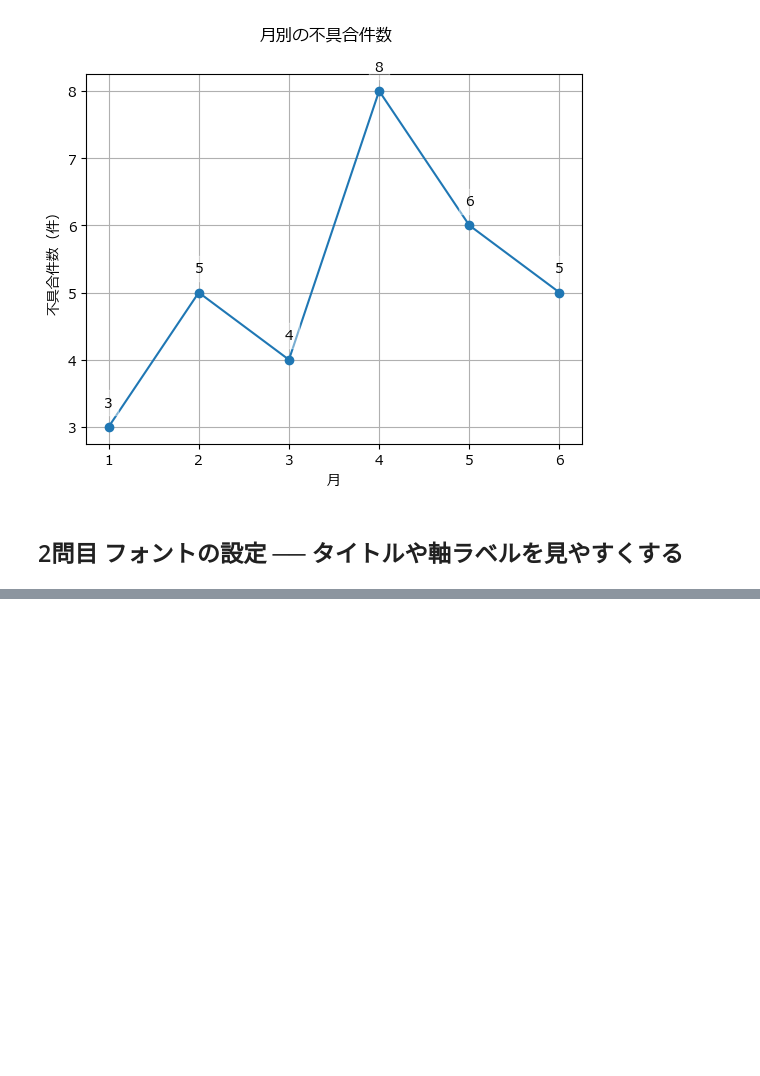
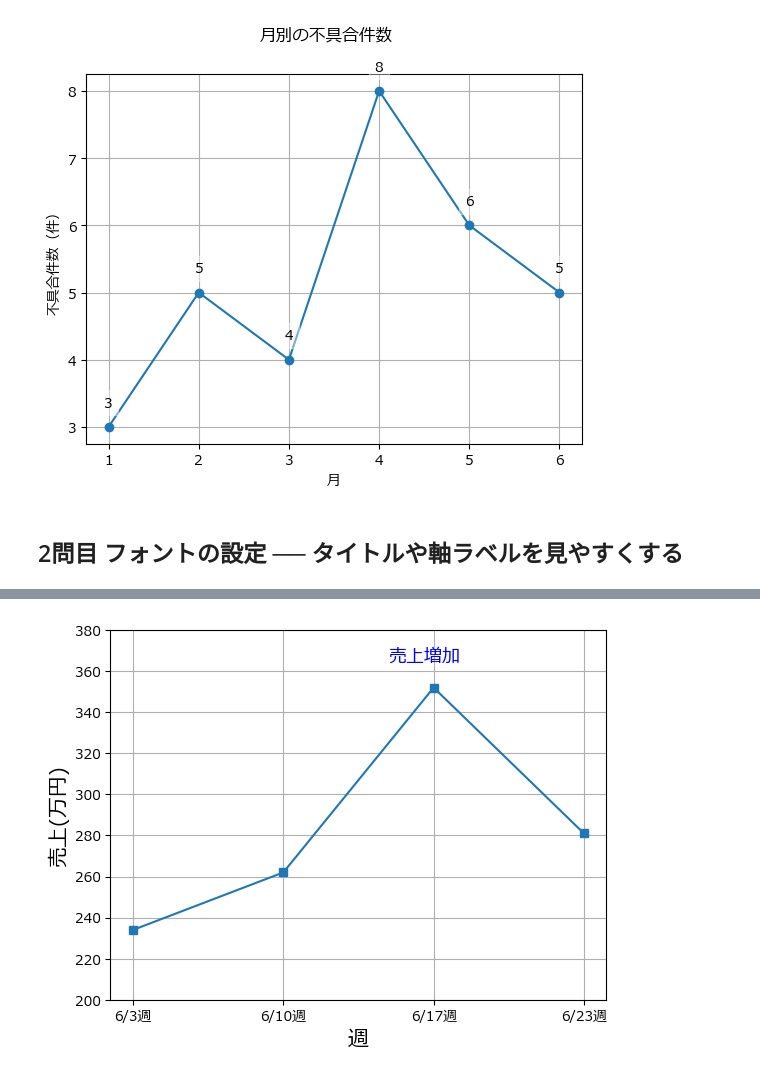
Before and after one commit to kjfarm1225/pyq_practice, a Jupyter notebook: 140_5_text_setting/140-5_text_setting.ipynb, the cells around one changed output, grey strips where cells are left out. Saved outputs shown, nothing was run; the diff lists cells and outputs as text; code cells hidden in the pictures; blank space fills up the shorter version.

```diff
--- a/140_5_text_setting/140-5_text_setting.ipynb
+++ b/140_5_text_setting/140-5_text_setting.ipynb
@@ -189,0 +263,28 @@ Text(0.5, 0.98, '時間帯ごとの気温')
+# %%
+plt.rcParams["font.family"] = "Meiryo"
+# %%
+x_ticks = [1, 2, 3, 4]
+x_ticklabels = ["6/3週", "6/10週", "6/17週", "6/24週"]
+y_sales = [234, 262, 352, 281]
+# %%
+fig, ax = plt.subplots()
+
+ax.plot(x_ticks, y_sales, marker="s")
+
+ax.text(2.7, 365,
+        "売上増加",
+        color="blue",
+        size=13)
+
+ax.set_xlabel("週",
+              size=15)
+
+ax.set_ylabel("売上(万円)",
+               size=15)
+ax.set_ylim(200, 380)
+ax.set_xticks(x_ticks, x_ticklabels)
+ax.grid(True)
+
+plt.show()
+# %% [output]
+[figure, added]
```
Also changed, not shown: parts of 10 cells of this notebook, 5 other files.
